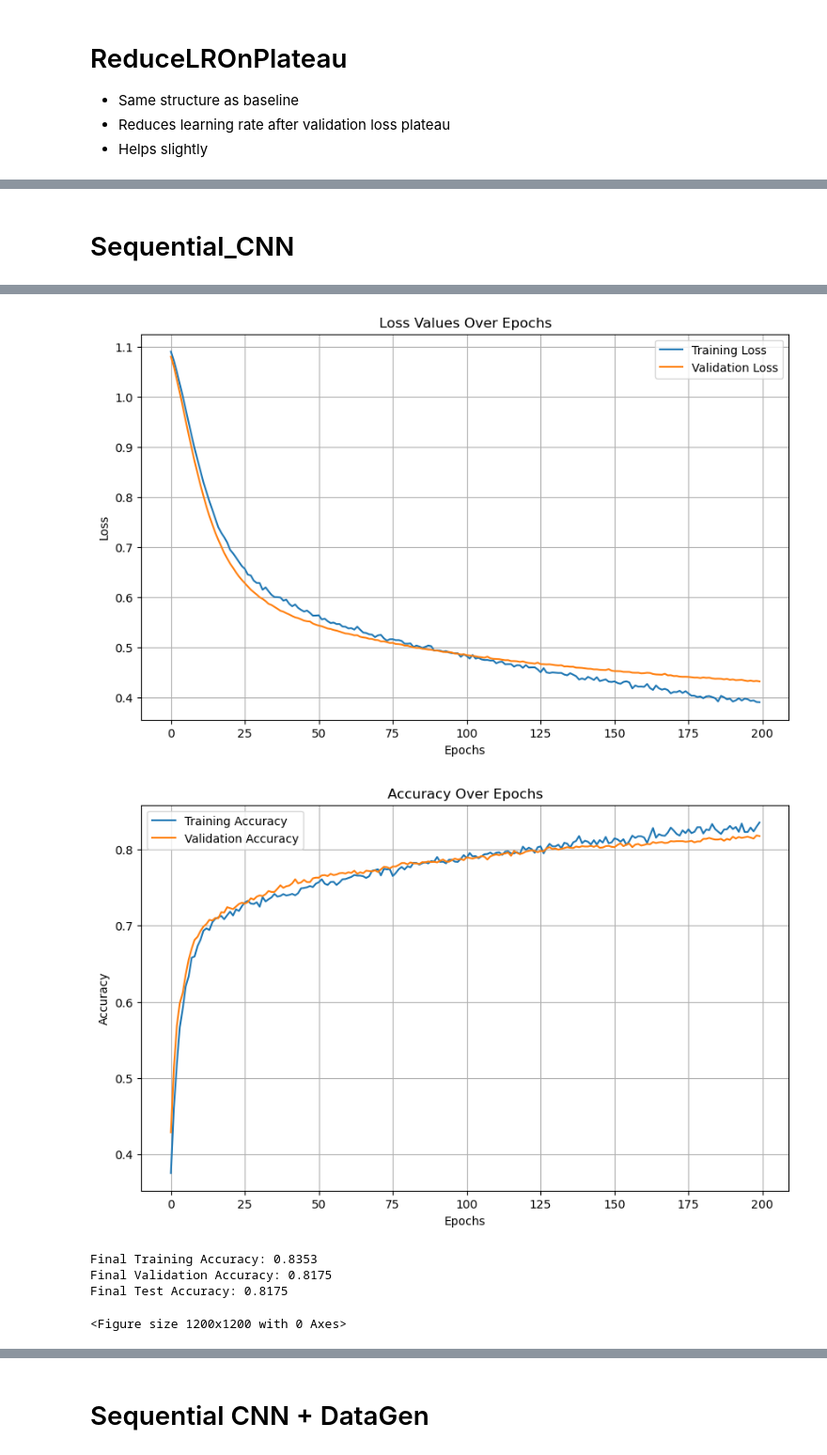
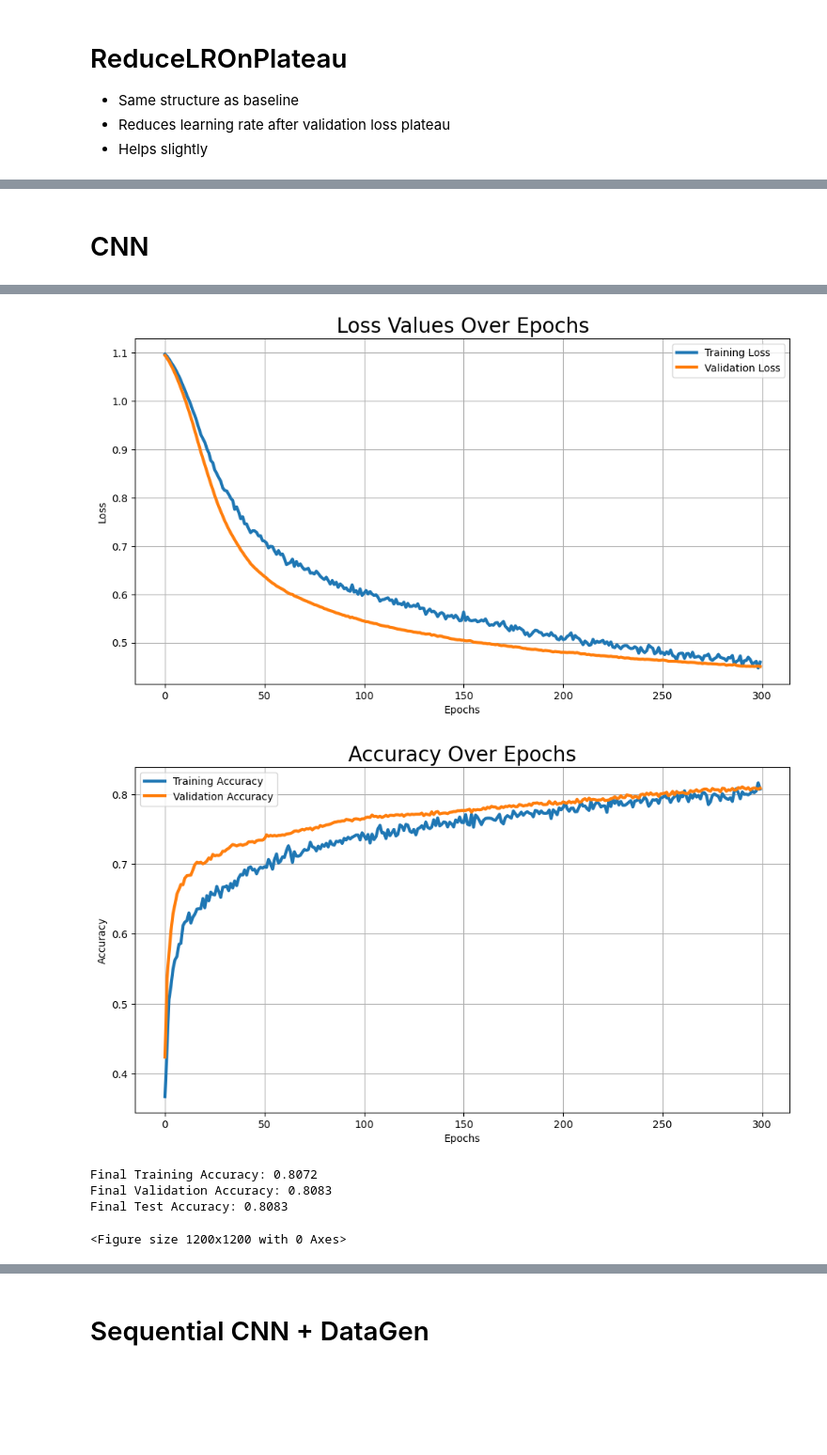
Before and after one commit to Gfatouras/Lung-X-Ray-Classifier, a Jupyter notebook: index.ipynb, the cells around one changed output, grey strips where cells are left out. Shown at 94% size. Saved outputs shown, nothing was run; the diff lists cells and outputs as text; code cells hidden in the pictures; blank space fills up the shorter version.

```diff
--- a/index.ipynb
+++ b/index.ipynb
@@ -258,13 +259,14 @@ def metrics(model, X_test, y_test, label_encoder, history_dict, model_name):
     val_loss = history_dict.get('val_loss', [])  # Validation loss might not be available
 
     plt.figure(figsize=(10, 6))
-    plt.plot(train_loss, label='Training Loss')
+    plt.plot(train_loss, label='Training Loss',linewidth=3)
     if val_loss:
-        plt.plot(val_loss, label='Validation Loss')
-    plt.title('Loss Values Over Epochs')
+        plt.plot(val_loss, label='Validation Loss',linewidth=3)
+    plt.title('Loss Values Over Epochs',fontsize=20)
     plt.xlabel('Epochs')
     plt.ylabel('Loss')
     plt.legend()
+    plt.tight_layout(pad=2.0)
     plt.grid(True)
     plt.savefig(f'Charts/{model_name}_Loss.png')  # Save before showing
     plt.show()
@@ -274,13 +276,14 @@ def metrics(model, X_test, y_test, label_encoder, history_dict, model_name):
     val_accuracy = history_dict.get('val_accuracy', [])  # Validation accuracy might not be available
 
     plt.figure(figsize=(10, 6))
-    plt.plot(train_accuracy, label='Training Accuracy')
+    plt.plot(train_accuracy, label='Training Accuracy',linewidth=3)
     if val_accuracy:
-        plt.plot(val_accuracy, label='Validation Accuracy')
-    plt.title('Accuracy Over Epochs')
+        plt.plot(val_accuracy, label='Validation Accuracy',linewidth=3)
+    plt.title('Accuracy Over Epochs',fontsize=20)
     plt.xlabel('Epochs')
     plt.ylabel('Accuracy')
     plt.legend()
+    plt.tight_layout(pad=2.0)
     plt.grid(True)
     plt.savefig(f'Charts/{model_name}_Accuracy.png')  # Save before showing
     plt.show()
@@ -528,5 +534,5 @@ Training history saved successfully.
 # %% [markdown]
-# Sequential_CNN
+# CNN
 # %%
 use_saved_model = True
 # %%
@@ -537,14 +543,14 @@ X_test = X_test.reshape(-1, 256, 256, 1)
 if use_saved_model:
     try:
         # Attempt to load the saved model
-        model = load_model('Models/Sequential_CNN.h5')
+        model = load_model('Models/CNN.h5')
         print("Model loaded successfully.")
 
         # Load the history from the pickle file
-        with open('History/Sequential_CNN_history.pkl', 'rb') as file:
+        with open('History/CNN_history.pkl', 'rb') as file:
             history = pickle.load(file)
 
-        metrics(model, X_test, y_test, label_encoder, history, model_name="Sequential")
+        metrics(model, X_test, y_test, label_encoder, history, model_name="CNN")
 
     except FileNotFoundError as e:
         print(f"File not found: {e}")
@@ -564,8 +570,9 @@ if not use_saved_model:
         MaxPooling2D(pool_size=(2, 2), strides=2),
         Flatten(),
         Dense(units=128, activation='relu'),
+        Dropout(0.5),
+        Dense(units=64, activation='relu'),
         Dropout(0.3),
-        Dense(units=64, activation='relu'),
         Dense(units=3, activation='softmax')
     ])
 
@@ -575,7 +582,7 @@ if not use_saved_model:
                   metrics=['accuracy'])
 
     # Train the model
-    history = model.fit(X_train, y_train, validation_data=(X_test, y_test), epochs=200)
+    history = model.fit(X_train, y_train, validation_data=(X_test, y_test), epochs=300)
 
     # Evaluate the model on test data
     test_loss, test_accuracy = model.evaluate(X_test, y_test)
@@ -583,13 +590,14 @@ if not use_saved_model:
     print(f'Test Accuracy: {test_accuracy:.4f}')
 
     # metrics(model, X_test, y_test, label_encoder, history.history)  # Pass history.history instead
-    model.save('Models/Sequential_CNN.h5')
+    model.save('Models/CNN.h5')
     print("New model created and saved successfully.")
 
     # Save the history to a pickle file
-    with open('History/Sequential_CNN_history.pkl', 'wb') as file:
+    with open('History/CNN_history.pkl', 'wb') as file:
         pickle.dump(history.history, file)  # Save history.history
     print("Training history saved successfully.")
-    metrics(model, X_test, y_test, label_encoder, history.history, model_name="Sequential")
+    metrics(model, X_test, y_test, label_encoder, history.history, model_name="CNN")
+    visualkeras.layered_view(model, to_file="Charts/CNN_Render.png")
 # %% [output]
 Model loaded successfully.
@@ -597,7 +605,7 @@ Model loaded successfully.
-[figure, old version]
+[figure, new version]
-[figure, old version]
+[figure, new version]
-Final Training Accuracy: 0.8353
-Final Validation Accuracy: 0.8175
-Final Test Accuracy: 0.8175
+Final Training Accuracy: 0.8072
+Final Validation Accuracy: 0.8083
+Final Test Accuracy: 0.8083
 <Figure size 1200x1200 with 0 Axes>
 [figure]
```
Also changed, not shown: parts of 8 cells of this notebook, 55 other files.
